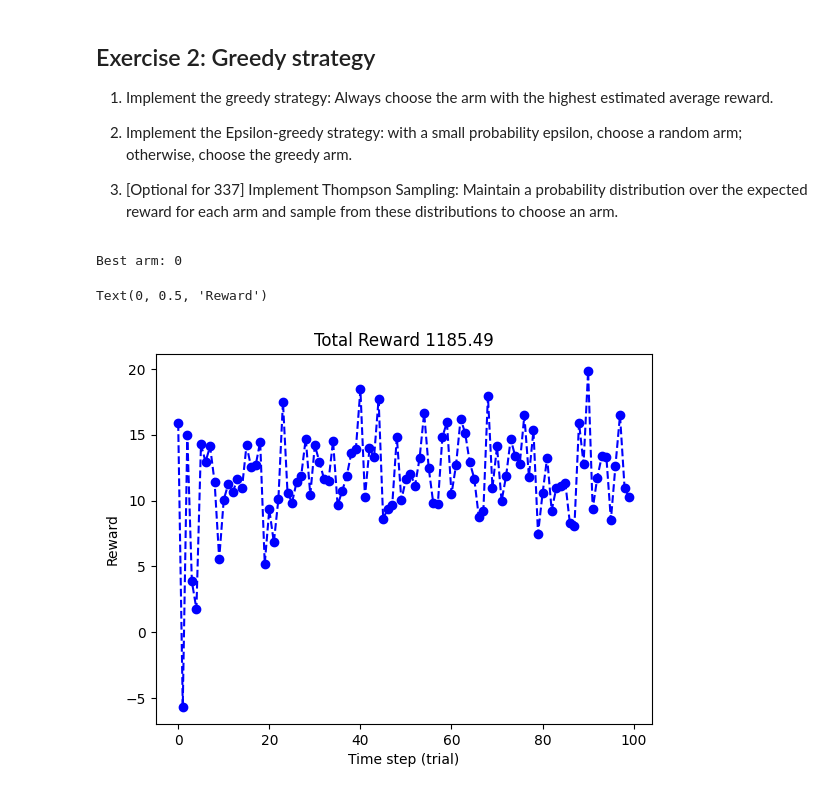
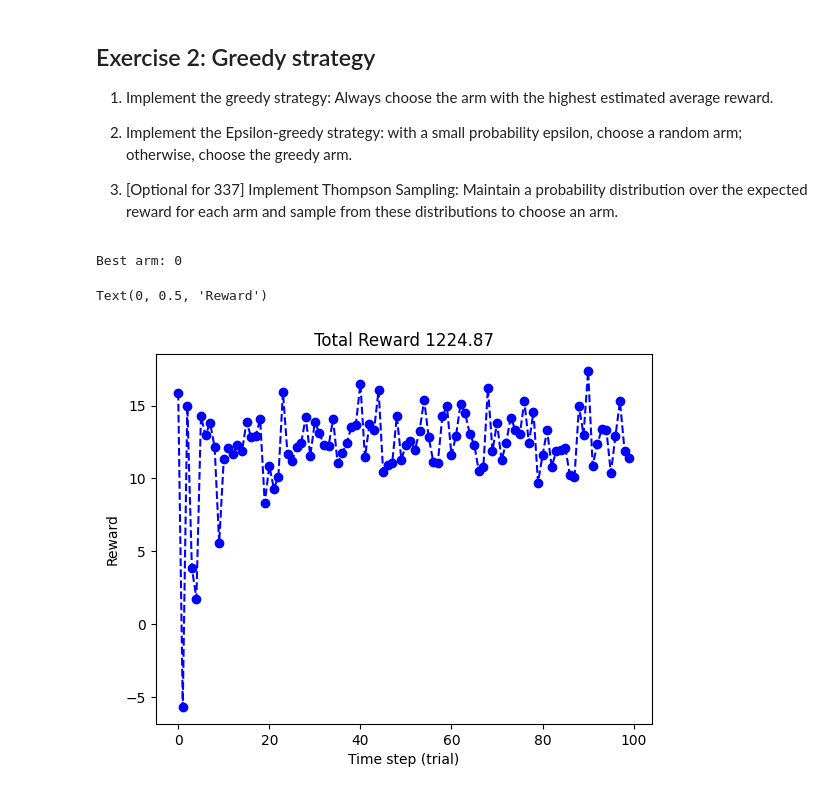
Before and after one commit to Jarvis-X/Aerial-Robotics-Course-Projects, a Jupyter notebook: lab1-bandit.ipynb, the cells around one changed output. Saved outputs shown, nothing was run; the diff lists cells and outputs as text; code cells hidden in the pictures.

```diff
--- a/lab1-bandit.ipynb
+++ b/lab1-bandit.ipynb
@@ -136,35 +136,37 @@ for t in range(0, 5):
     reward = np.random.normal(bandit_mean[a], bandit_std[a])
     rewards.append(reward)
     action_rewards[a].append(reward)
 
 best_a = np.argmax([np.mean(action_reward) for action_reward in action_rewards])
 print(f"Best arm: {best_a}")
 
 # Action: Choose the best action found in the first five trials
-for t in range(0, T):
+for t in range(5, T):
     # Action: Choose the best arm
     a = best_a
 
     # Reward
     r = np.random.normal(bandit_mean[a], bandit_std[a])
     action_rewards[a].append(r)
 
     best_a = np.argmax([np.mean(action_reward) for action_reward in action_rewards])
+    if best_a != a:
+        print(f"Best arm: {best_a}")
     rewards.append(r)
 
 
 # Total reward
 total = sum(rewards)
 
 # Plot results
 plot(rewards, 'b--o', label='Rewards')
 plt.title("Total Reward %.2f"%total)
 xlabel("Time step (trial)")
 ylabel("Reward")
 # %% [output]
 Best arm: 0
 Text(0, 0.5, 'Reward')
-[figure, old version]
+[figure, new version]
 # %%
 # Epsilon-greedy
 np.random.seed(seed)
```
Also changed, not shown: parts of 1 cell of this notebook.
